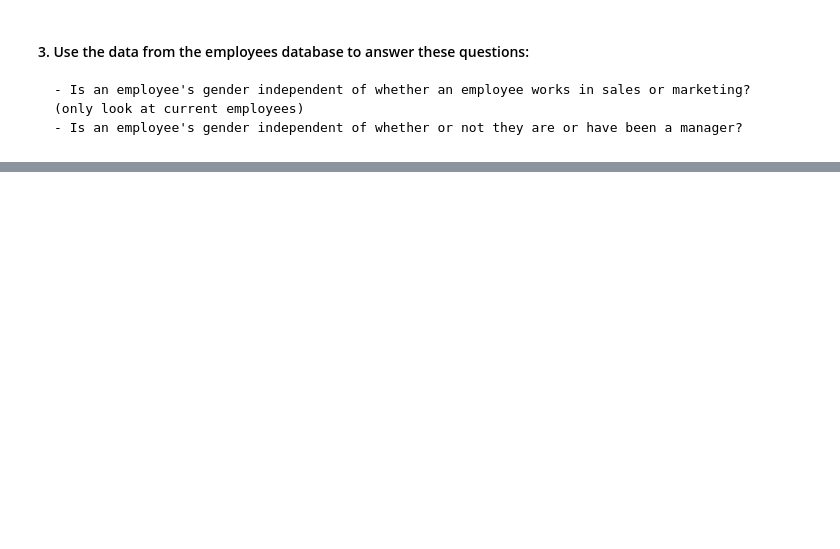
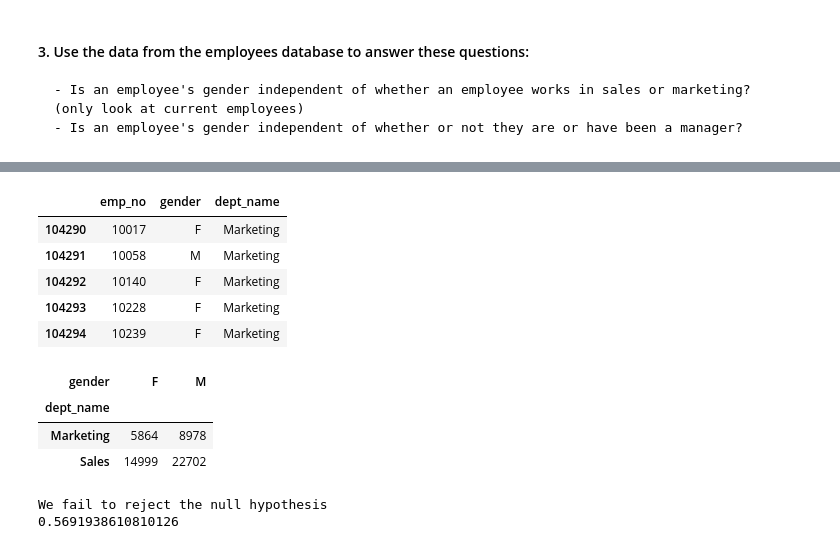
Before and after one commit to Brandon-Martinez27/statistics-exercises, a Jupyter notebook: hypothesis_testing.ipynb, the cells around one changed output, grey strips where cells are left out. Saved outputs shown, nothing was run; the diff lists cells and outputs as text; code cells hidden in the pictures; blank space fills up the shorter version.

```diff
--- a/hypothesis_testing.ipynb
+++ b/hypothesis_testing.ipynb
@@ -793,0 +850,20 @@ observed
+# %%
+mkt_sales = emp_dept[(emp_dept.dept_name == 'Sales') | (emp_dept.dept_name == 'Marketing')]
+mkt_sales.head()
+# %% [output]
+|  | emp_no | gender | dept_name |
+| 104290 | 10017 | F | Marketing |
+| 104291 | 10058 | M | Marketing |
+| 104292 | 10140 | F | Marketing |
+| 104293 | 10228 | F | Marketing |
+| 104294 | 10239 | F | Marketing |
+# %%
+### Is an employee's gender independent of whether an employee works in sales or marketing?
+# (only look at current employees)
+observed = pd.crosstab(mkt_sales.dept_name, mkt_sales.gender)
+observed
+# %% [output]
+| gender | F | M |
+| dept_name |  |  |
+| Marketing | 5864 | 8978 |
+| Sales | 14999 | 22702 |
@@ -793,0 +877,13 @@ observed
+# %%
+null_hypothesis = "gender and sales/marketing are independent"
+
+if p < alpha:
+    print("We reject the null hypothesis")
+    print("We reject the hypothesis that", null_hypothesis)
+else:
+    print("We fail to reject the null hypothesis")
+
+print(p)
+# %% [output]
+We fail to reject the null hypothesis
+0.5691938610810126
```
Also changed, not shown: parts of 20 cells of this notebook.
